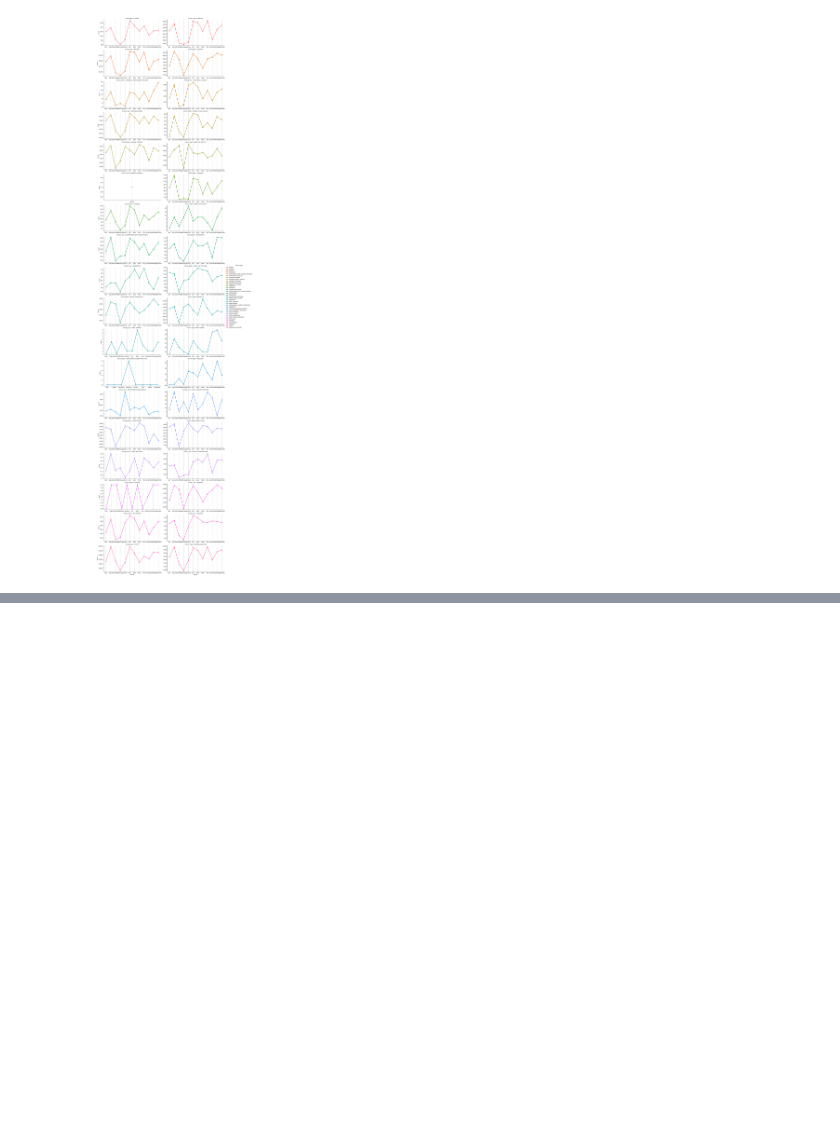
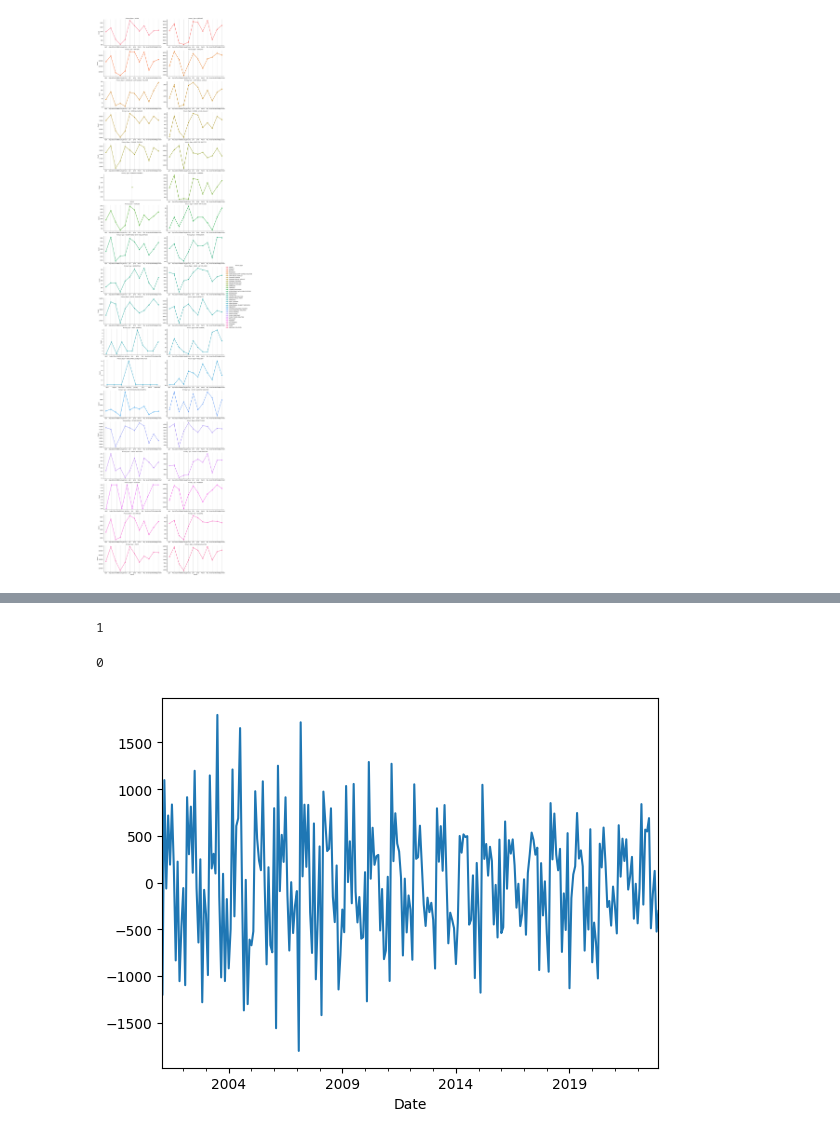
Before and after one commit to halaabbadi1/Project3-, a Jupyter notebook: Project_3.ipynb, the cells around one changed output, grey strips where cells are left out. Cells and saved outputs as stored; diff of their text form; code cells hidden in the pictures; blank space fills up the shorter version.

```diff
--- a/Project_3.ipynb
+++ b/Project_3.ipynb
@@ -327,0 +600,15 @@ g = sns.catplot(data=crime_type_by_month_melted, x='month', y='Count', hue='Prim
+# %%
+d = ndiffs(theft_ts)
+d
+# %% [output]
+1
+# %%
+D = nsdiffs(theft_ts, m = 12)
+D
+# %% [output]
+0
+# %%
+theft_ts_d = theft_ts.diff().dropna()
+theft_ts_d.plot();
+# %% [output]
+[figure, added]
```
Also changed, not shown: parts of 58 cells of this notebook.
